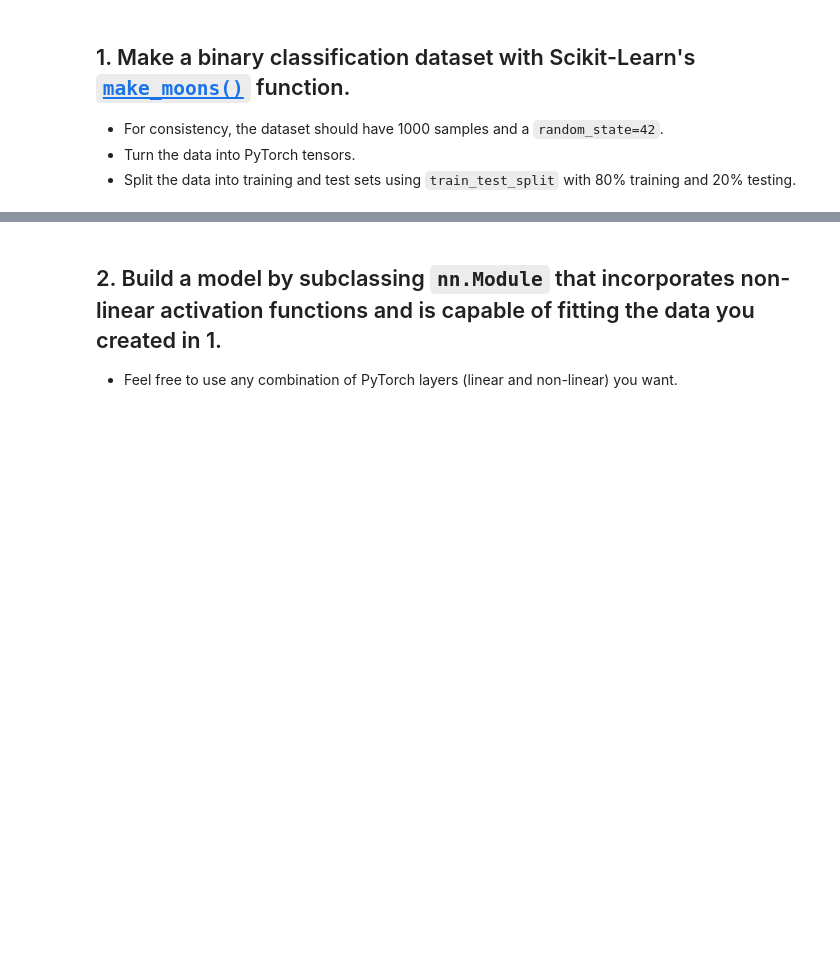
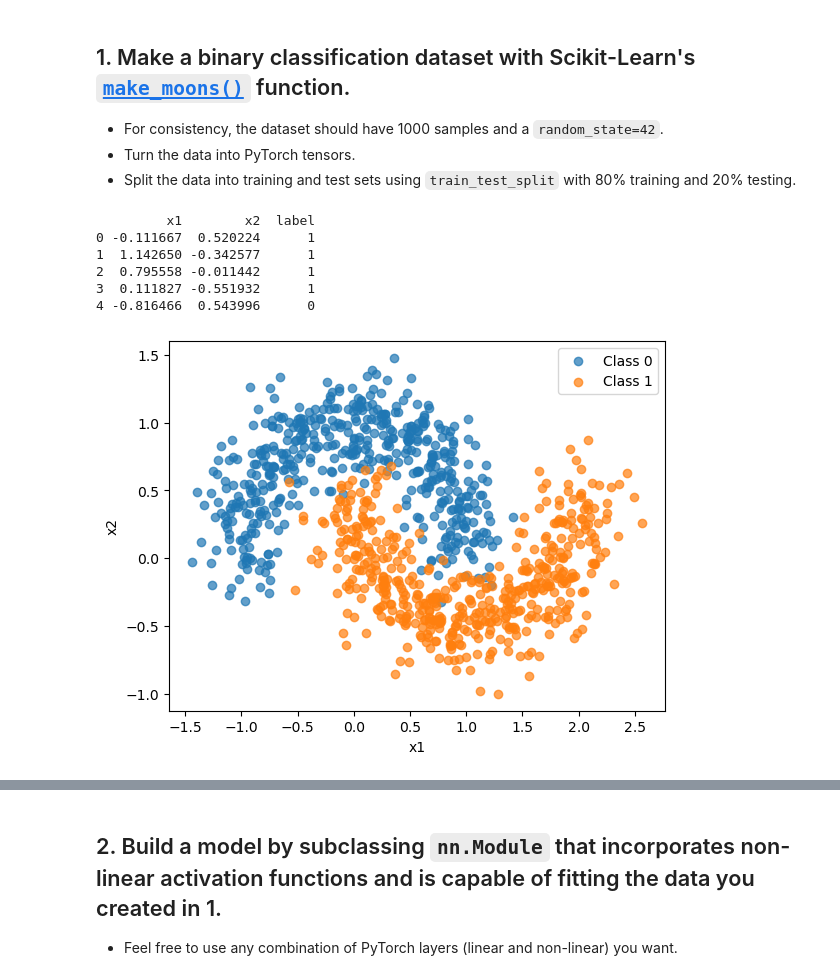
Before and after one commit to theeemanuel/pytorch-deep-learning, a Jupyter notebook: extras/exercises/02_pytorch_classification_exercises.ipynb, the cells around one changed output, grey strips where cells are left out. Saved outputs shown, nothing was run; the diff lists cells and outputs as text; code cells hidden in the pictures; blank space fills up the shorter version.

```diff
--- a/extras/exercises/02_pytorch_classification_exercises.ipynb
+++ b/extras/exercises/02_pytorch_classification_exercises.ipynb
@@ -39,6 +39,20 @@ mps
 # %%
 # Create a dataset with Scikit-Learn's make_moons()
 from sklearn.datasets import make_moons
+
+X, y = make_moons(n_samples=1000, noise=0.2, random_state=RANDOM_SEED)
 # %%
 # Turn data into a DataFrame
 import pandas as pd
+
+df = pd.DataFrame(X, columns=["x1", "x2"])
+df["label"] = y
+
+print(df.head())
+# %% [output]
+         x1        x2  label
+0 -0.111667  0.520224      1
+1  1.142650 -0.342577      1
+2  0.795558 -0.011442      1
+3  0.111827 -0.551932      1
+4 -0.816466  0.543996      0
@@ -48,2 +59,15 @@ import matplotlib.pyplot as plt
+# %%
+# Visualize the data on a scatter plot
+import matplotlib.pyplot as plt
+
+plt.scatter(df[df["label"] == 0]["x1"], df[df["label"] == 0]["x2"], label="Class 0", alpha=0.7)
+plt.scatter(df[df["label"] == 1]["x1"], df[df["label"] == 1]["x2"], label="Class 1", alpha=0.7)
+
+plt.xlabel("x1")
+plt.ylabel("x2")
+plt.legend()
+plt.show()
+# %% [output]
+[figure, added]
 # %%
 # Turn data into tensors of dtype float
```
Also changed, not shown: parts of 12 cells of this notebook.
